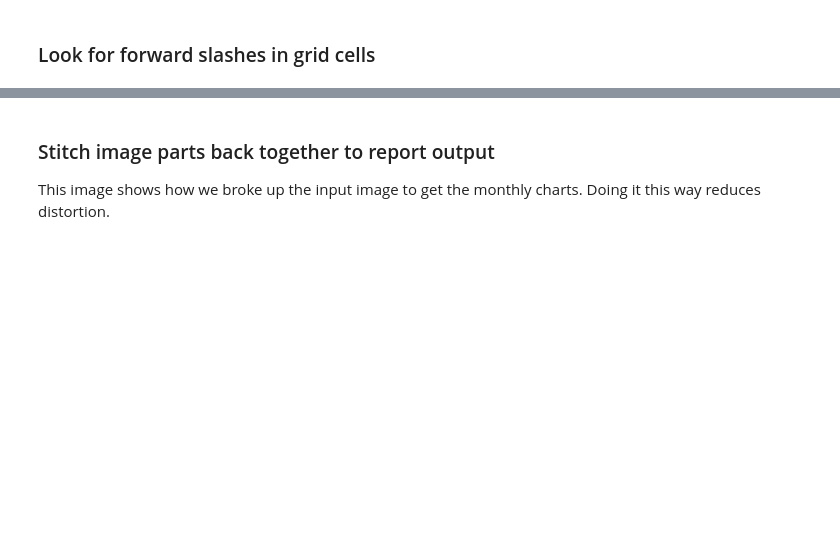
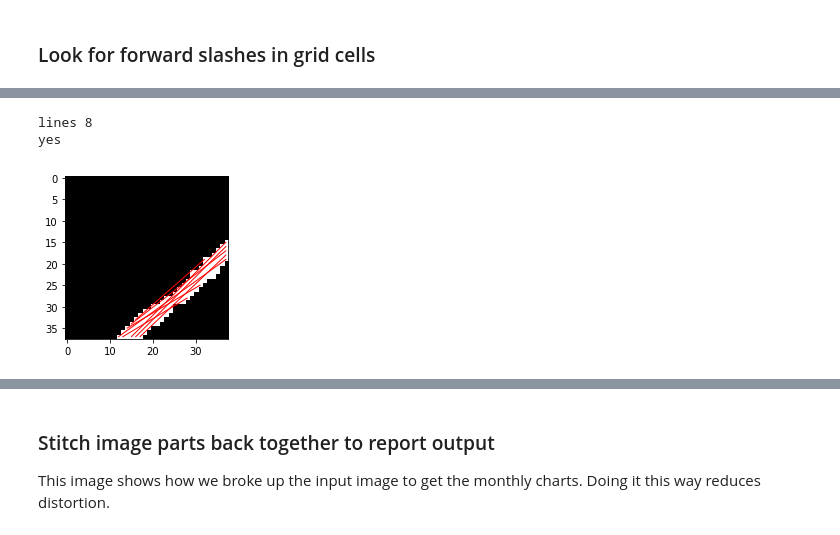
Before and after one commit to rafelafrance/boyd-bird-journal, a Jupyter notebook: experiments_for_boyd_journal_extraction.ipynb, the cells around one changed output, grey strips where cells are left out. Cells and saved outputs as stored; diff of their text form; code cells hidden in the pictures; blank space fills up the shorter version.

```diff
--- a/experiments_for_boyd_journal_extraction.ipynb
+++ b/experiments_for_boyd_journal_extraction.ipynb
@@ -610,25 +635,29 @@ forward_slashes = np.deg2rad(forward_slashes)
 # %%
-@interact(mon=(0, len(months) - 1), row=(1, 40), col=(0, 35))
+# @interact(mon=(0, len(months) - 1), row=(1, 40), col=(0, 35))
 def draw_cell_interior(mon, row, col):
     month = months[mon]
     row = -1 if row >= len(month.cells) else row
     col = -1 if col >= len(month.cells[0]) else col
 
     cell = month.cells[row][col]
     interior = cell.interior(Cell.crop)
 
     fig, ax = plt.subplots(figsize=(3, 3))
     ax.imshow(interior, cmap=plt.cm.gray)
 
     lines = probabilistic_hough_line(
         interior, line_length=15, theta=forward_slashes)
     for ((x0, y0), (x1, y1)) in lines:
         ax.plot((x0, x1), (y0, y1), '-r', linewidth=1)
 
     print('lines', len(lines))
     print('yes' if len(lines) else '')
 
 
-# draw_cell_interior(1, 18, 30)
+draw_cell_interior(1, 18, 30)
 # draw_cell_interior(1, 27, 27)
+# %% [output]
+lines 8
+yes
+[figure, added]
 # %%
```
Also changed, not shown: parts of 15 cells of this notebook, 1 other file.
